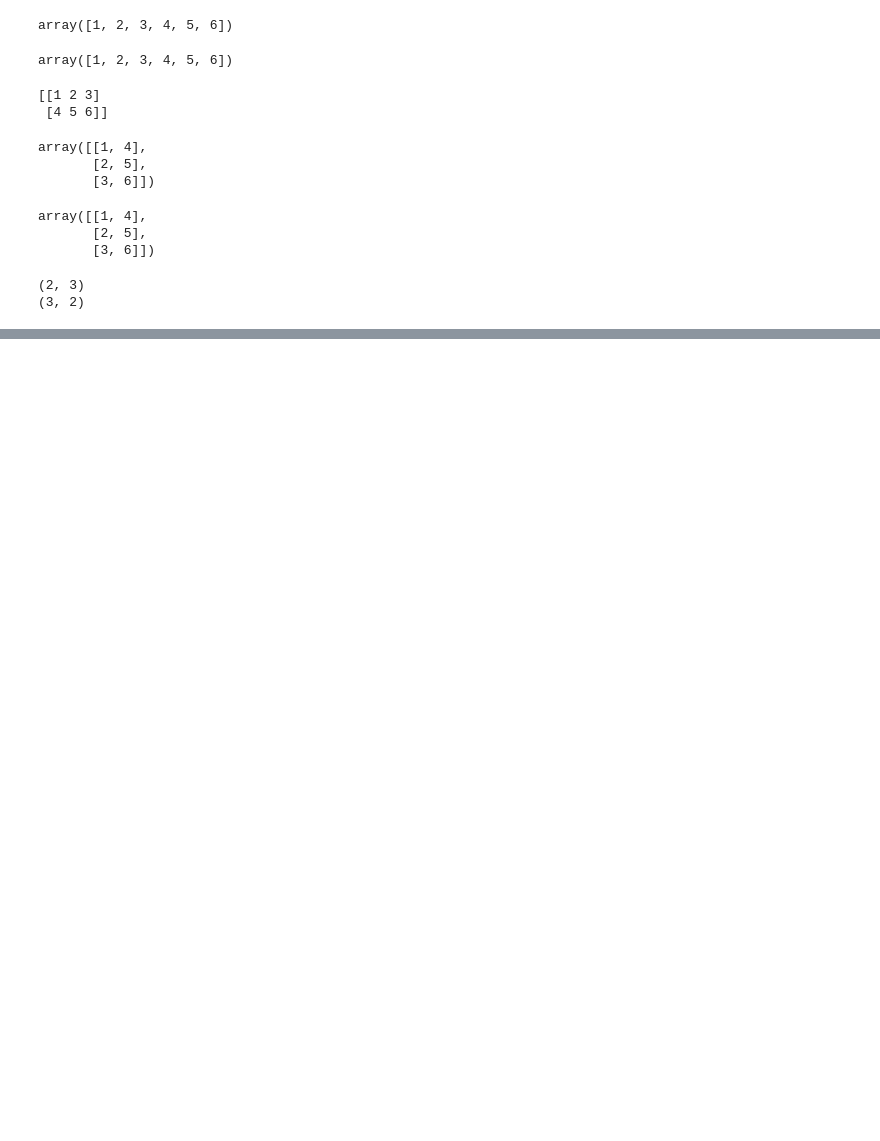
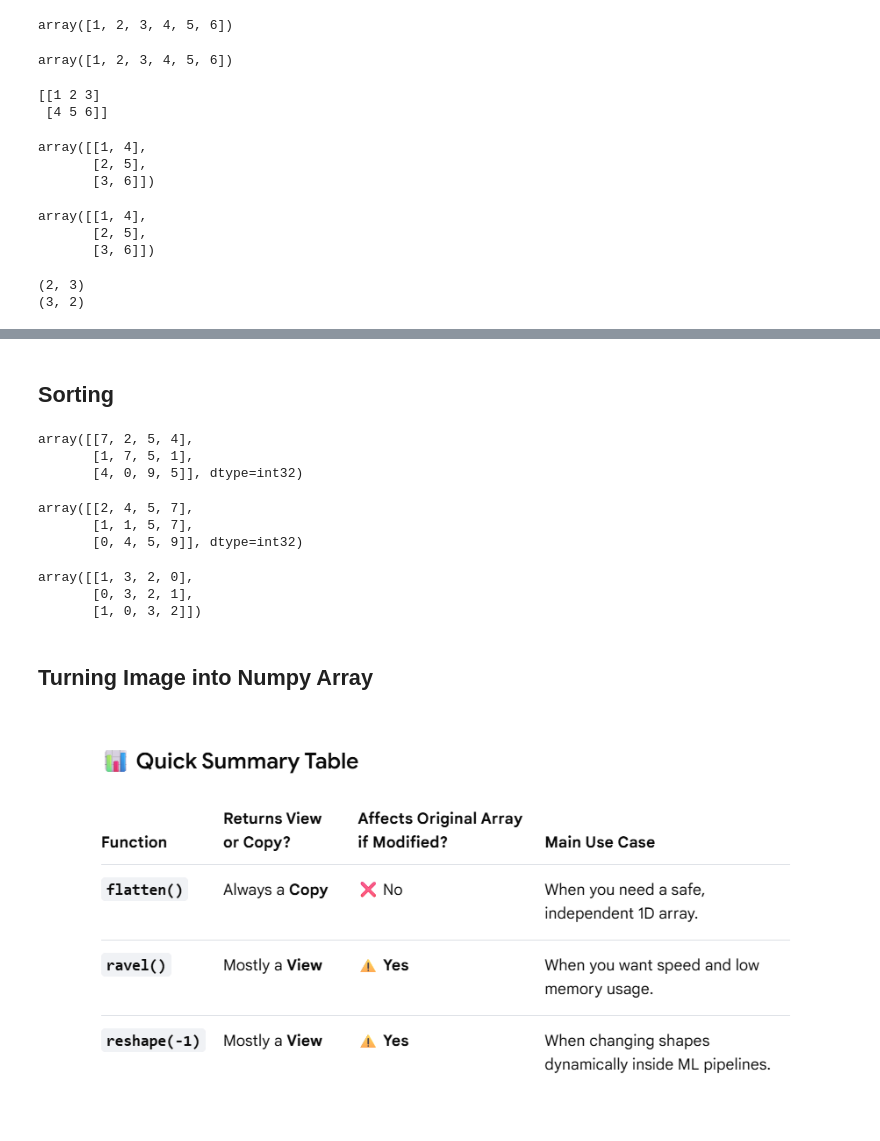
Before and after one commit to junee1206/DataAnalysis, a Jupyter notebook: numpy/numpy.ipynb, the cells around one changed output, grey strips where cells are left out. Cells and saved outputs as stored; diff of their text form; code cells hidden in the pictures; blank space fills up the shorter version.

Commit message:
Numpy Tutorial - Done

```diff
--- a/numpy/numpy.ipynb
+++ b/numpy/numpy.ipynb
@@ -711,0 +1068,28 @@ print(np.transpose(arr).shape)
+# %% [markdown]
+## Sorting
+# %%
+arr = np.random.randint(10,size=(3,4))
+arr
+# %% [output]
+array([[7, 2, 5, 4],
+       [1, 7, 5, 1],
+       [4, 0, 9, 5]], dtype=int32)
+# %%
+np.sort(arr)
+# %% [output]
+array([[2, 4, 5, 7],
+       [1, 1, 5, 7],
+       [0, 4, 5, 9]], dtype=int32)
+# %%
+np.argsort(arr)
+# %% [output]
+array([[1, 3, 2, 0],
+       [0, 3, 2, 1],
+       [1, 0, 3, 2]])
+# %% [markdown]
+## Turning Image into Numpy Array
+# %%
+from IPython.display import Image
+Image(filename='Screenshot 2026-08-18 160352.png')
+# %% [output]
+[figure, added]
```
Also changed, not shown: parts of 57 cells of this notebook, 2 other files.
